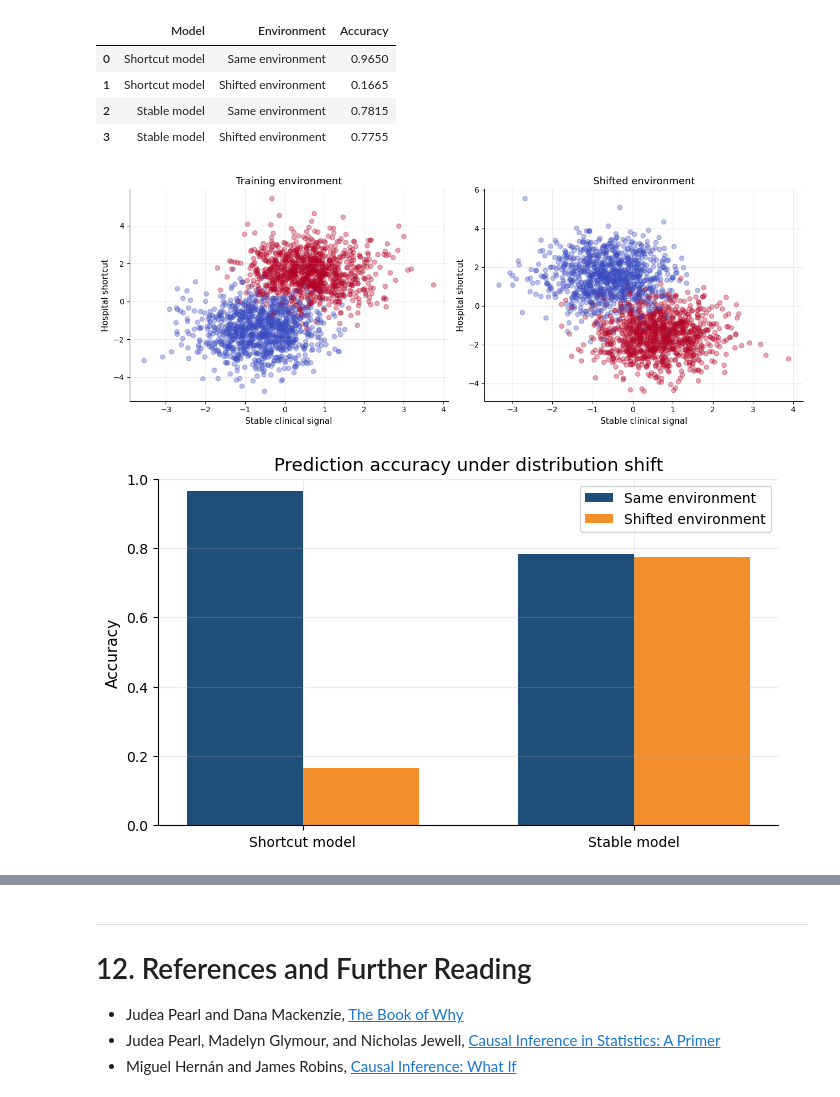
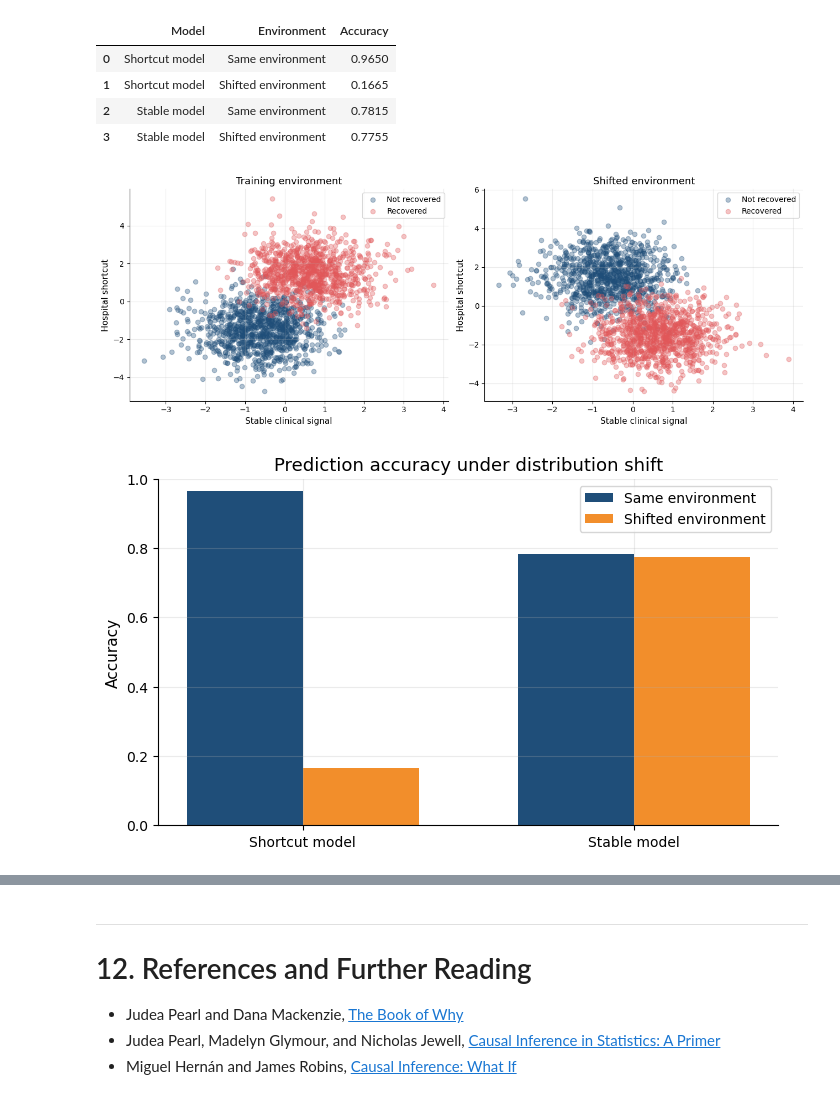
Before and after one commit to Ci2Lab/Causal-Intelligence-Course, a Jupyter notebook: Lectures/01_Foundations_of_Causal_Intelligence.ipynb, the cells around one changed output, grey strips where cells are left out. Cells and saved outputs as stored; diff of their text form; code cells hidden in the pictures.

```diff
--- a/Lectures/01_Foundations_of_Causal_Intelligence.ipynb
+++ b/Lectures/01_Foundations_of_Causal_Intelligence.ipynb
@@ -2184,28 +2118,45 @@ display(results)
 # %%
 fig, axes = plt.subplots(1, 2, figsize=(13, 4.8))
 
-axes[0].scatter(
-    train_env["ClinicalSignal"],
-    train_env["HospitalShortcut"],
-    c=train_env["Recovery"],
-    alpha=0.35,
-    cmap="coolwarm"
-)
+# Define colors for outcome classes
+outcome_colors = {
+    0: COLORS["navy"],     # Not recovered
+    1: COLORS["red"]       # Recovered
+}
+
+# Plot 1: Training environment
+for outcome_value, label in [(0, "Not recovered"), (1, "Recovered")]:
+    subset = train_env[train_env["Recovery"] == outcome_value]
+    axes[0].scatter(
+        subset["ClinicalSignal"],
+        subset["HospitalShortcut"],
+        alpha=0.35,
+        color=outcome_colors[outcome_value],
+        label=label
+    )
+
 axes[0].set_xlabel("Stable clinical signal")
 axes[0].set_ylabel("Hospital shortcut")
 axes[0].set_title("Training environment")
+axes[0].legend()
 clean_axis(axes[0])
 
-axes[1].scatter(
-    test_shifted["ClinicalSignal"],
-    test_shifted["HospitalShortcut"],
-    c=test_shifted["Recovery"],
-    alpha=0.35,
-    cmap="coolwarm"
-)
+
+# Plot 2: Shifted environment
+for outcome_value, label in [(0, "Not recovered"), (1, "Recovered")]:
+    subset = test_shifted[test_shifted["Recovery"] == outcome_value]
+    axes[1].scatter(
+        subset["ClinicalSignal"],
+        subset["HospitalShortcut"],
+        alpha=0.35,
+        color=outcome_colors[outcome_value],
+        label=label
+    )
+
 axes[1].set_xlabel("Stable clinical signal")
 axes[1].set_ylabel("Hospital shortcut")
 axes[1].set_title("Shifted environment")
+axes[1].legend()
 clean_axis(axes[1])
 
 plt.tight_layout()
@@ -2238,34 +2189,34 @@ shift_acc = [
         (results["Environment"] == "Shifted environment")
     ]["Accuracy"].iloc[0]
 ]
 
 ax.bar(
     x - width/2,
     same_acc,
     width,
     label="Same environment",
     color=COLORS["navy"]
 )
 
 ax.bar(
     x + width/2,
     shift_acc,
     width,
     label="Shifted environment",
     color=COLORS["orange"]
 )
 
 ax.set_xticks(x)
 ax.set_xticklabels(["Shortcut model", "Stable model"])
 ax.set_ylim(0, 1)
 ax.set_ylabel("Accuracy")
 ax.set_title("Prediction accuracy under distribution shift")
 ax.legend()
 clean_axis(ax)
 
 plt.show()
 # %% [output]
-[figure, old version]
+[figure, new version]
 [figure]
 # %% [markdown]
 ### Interpretation
```
Also changed, not shown: parts of 5 cells of this notebook.
